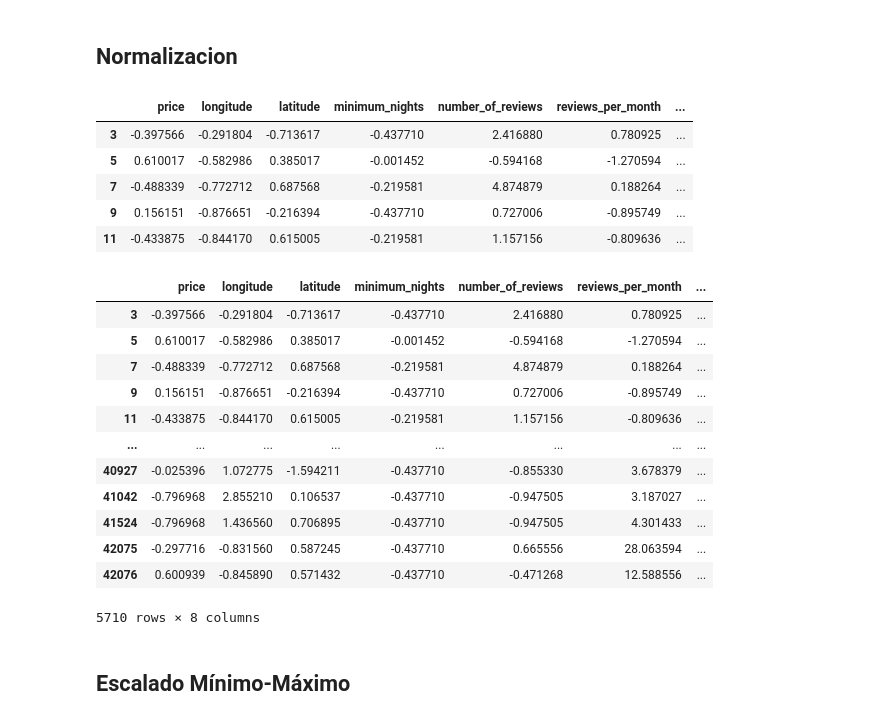
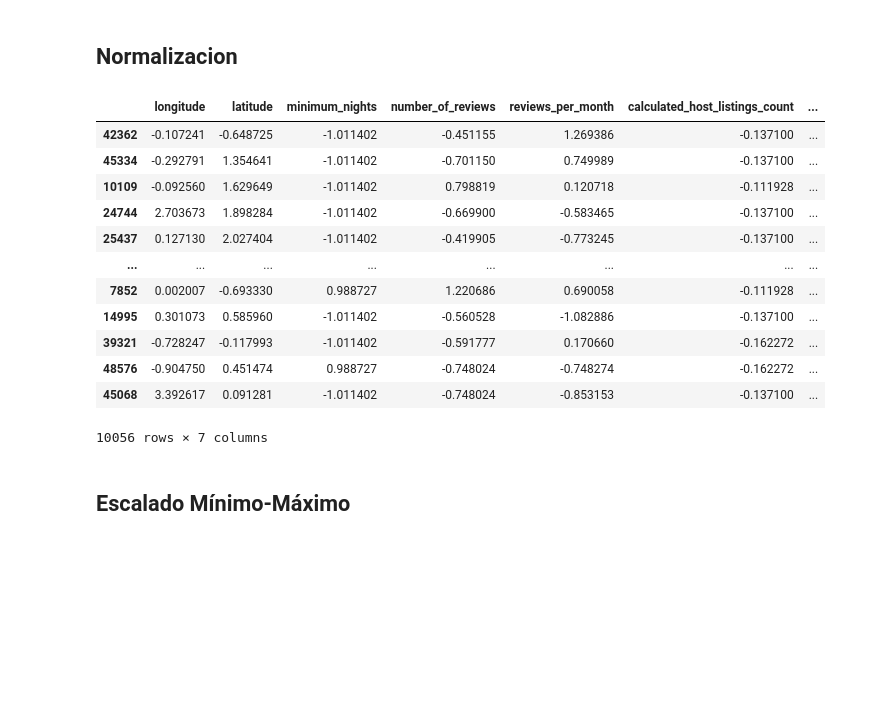
Before and after one commit to EderZelaya/ML-web-app-Streamlit, a Jupyter notebook: src/00-eda-airbnb-ny.ipynb, the cells around one changed output. Drawn from its saved outputs; the diff is of its cells as text; code cells hidden in the pictures; blank space fills up the shorter version.

```diff
--- a/src/00-eda-airbnb-ny.ipynb
+++ b/src/00-eda-airbnb-ny.ipynb
@@ -371,12 +385,12 @@ df[df["price"] < 5000]
 > -  Disponible al menos 1 mes al año
 > - Estadias mas razonables
 # %%
-# Filtrar propiedades con buenas reseñas y disponibilidad
+
 df = df[
-    (df["number_of_reviews"] >= 50) &  # Al menos tiene reseñas
-    (df["reviews_per_month"] > 0.1) &  # Reseñas recientes
-    (df["availability_365"] >= 30) &   # Disponible al menos 1 mes al año
-    (df["minimum_nights"] <= 30)       # Stays razonables
+    (df["number_of_reviews"] >= 1) &
+    (df["reviews_per_month"] > 0.1) &
+    (df["availability_365"] >= 7) &
+    (df["minimum_nights"] <= 90)
 ].copy()
 
 df
@@ -446,13 +460,15 @@ plt.show()
 # %% [markdown]
 ### Realizamos el split
 # %%
-X = df.drop(['price','neighbourhood_group', 'room_type'], axis=1)
+X = df.drop(['price'], axis=1)  # Solo eliminar el target
 y = df['price']
 
-X_train, X_test, y_train, y_test = train_test_split(X,
-                                                    y,
-                                                    test_size=0.2,
-                                                    random_state=18)
+
+X_train, X_test, y_train, y_test = train_test_split(
+    X, y,
+    test_size=0.2,
+    random_state=18
+)
 # %%
 X_train
 # %% [output]
@@ -508,38 +524,33 @@ Name: price, Length: 4568, dtype: int64
 ## Normalizacion
 # %%
 # Realizar el escalando con el dataset dividido (ahora lo estamos haciendo completo)
-norm_scaler = StandardScaler()  # Instancia de: from sklearn.preprocessing import StandardScaler
+numerical_cols = ['longitude', 'latitude', 'minimum_nights', 'number_of_reviews',
+                  'reviews_per_month', 'calculated_host_listings_count', 'availability_365']
 
-num_variables = ['price', 'longitude', 'latitude', 'minimum_nights', 'number_of_reviews', 'reviews_per_month', 'calculated_host_listings_count', 'availability_365']
-norm_features = norm_scaler.fit_transform(df[num_variables])
+norm_scaler = StandardScaler()
 
-df_norm = pd.DataFrame(norm_features,
-                       index=df.index,
-                       columns=num_variables)
-df_norm.head()
+X_train_scaled = norm_scaler.fit_transform(X_train[numerical_cols])
+X_test_scaled = norm_scaler.transform(X_test[numerical_cols])
+
+df_train_norm = pd.DataFrame(X_train_scaled,
+                            index=X_train.index,
+                            columns=numerical_cols)
+
+df_train_norm.head()
 # %% [output]
-|  | price | longitude | latitude | minimum_nights | number_of_reviews | reviews_per_month | ... |
-| 3 | -0.397566 | -0.291804 | -0.713617 | -0.437710 | 2.416880 | 0.780925 | ... |
-| 5 | 0.610017 | -0.582986 | 0.385017 | -0.001452 | -0.594168 | -1.270594 | ... |
-| 7 | -0.488339 | -0.772712 | 0.687568 | -0.219581 | 4.874879 | 0.188264 | ... |
-| 9 | 0.156151 | -0.876651 | -0.216394 | -0.437710 | 0.727006 | -0.895749 | ... |
-| 11 | -0.433875 | -0.844170 | 0.615005 | -0.219581 | 1.157156 | -0.809636 | ... |
+|  | longitude | latitude | minimum_nights | number_of_reviews | reviews_per_month | calculated_host_listings_count | ... |
+| 42362 | -0.107241 | -0.648725 | -1.011402 | -0.451155 | 1.269386 | -0.137100 | ... |
+| 45334 | -0.292791 | 1.354641 | -1.011402 | -0.701150 | 0.749989 | -0.137100 | ... |
+| 10109 | -0.092560 | 1.629649 | -1.011402 | 0.798819 | 0.120718 | -0.111928 | ... |
+| 24744 | 2.703673 | 1.898284 | -1.011402 | -0.669900 | -0.583465 | -0.137100 | ... |
+| 25437 | 0.127130 | 2.027404 | -1.011402 | -0.419905 | -0.773245 | -0.137100 | ... |
+| ... | ... | ... | ... | ... | ... | ... | ... |
+| 7852 | 0.002007 | -0.693330 | 0.988727 | 1.220686 | 0.690058 | -0.111928 | ... |
+| 14995 | 0.301073 | 0.585960 | -1.011402 | -0.560528 | -1.082886 | -0.137100 | ... |
+| 39321 | -0.728247 | -0.117993 | -1.011402 | -0.591777 | 0.170660 | -0.162272 | ... |
+| 48576 | -0.904750 | 0.451474 | 0.988727 | -0.748024 | -0.748274 | -0.162272 | ... |
+| 45068 | 3.392617 | 0.091281 | -1.011402 | -0.748024 | -0.853153 | -0.137100 | ... |
+10056 rows × 7 columns
-# %%
-df_norm
-# %% [output]
-|  | price | longitude | latitude | minimum_nights | number_of_reviews | reviews_per_month | ... |
-| 3 | -0.397566 | -0.291804 | -0.713617 | -0.437710 | 2.416880 | 0.780925 | ... |
-| 5 | 0.610017 | -0.582986 | 0.385017 | -0.001452 | -0.594168 | -1.270594 | ... |
-| 7 | -0.488339 | -0.772712 | 0.687568 | -0.219581 | 4.874879 | 0.188264 | ... |
-| 9 | 0.156151 | -0.876651 | -0.216394 | -0.437710 | 0.727006 | -0.895749 | ... |
-| 11 | -0.433875 | -0.844170 | 0.615005 | -0.219581 | 1.157156 | -0.809636 | ... |
-| ... | ... | ... | ... | ... | ... | ... | ... |
-| 40927 | -0.025396 | 1.072775 | -1.594211 | -0.437710 | -0.855330 | 3.678379 | ... |
-| 41042 | -0.796968 | 2.855210 | 0.106537 | -0.437710 | -0.947505 | 3.187027 | ... |
-| 41524 | -0.796968 | 1.436560 | 0.706895 | -0.437710 | -0.947505 | 4.301433 | ... |
-| 42075 | -0.297716 | -0.831560 | 0.587245 | -0.437710 | 0.665556 | 28.063594 | ... |
-| 42076 | 0.600939 | -0.845890 | 0.571432 | -0.437710 | -0.471268 | 12.588556 | ... |
-5710 rows × 8 columns
 # %% [markdown]
 ## Escalado Mínimo-Máximo
 # %%
```
Also changed, not shown: parts of 15 cells of this notebook, 5 other files.
